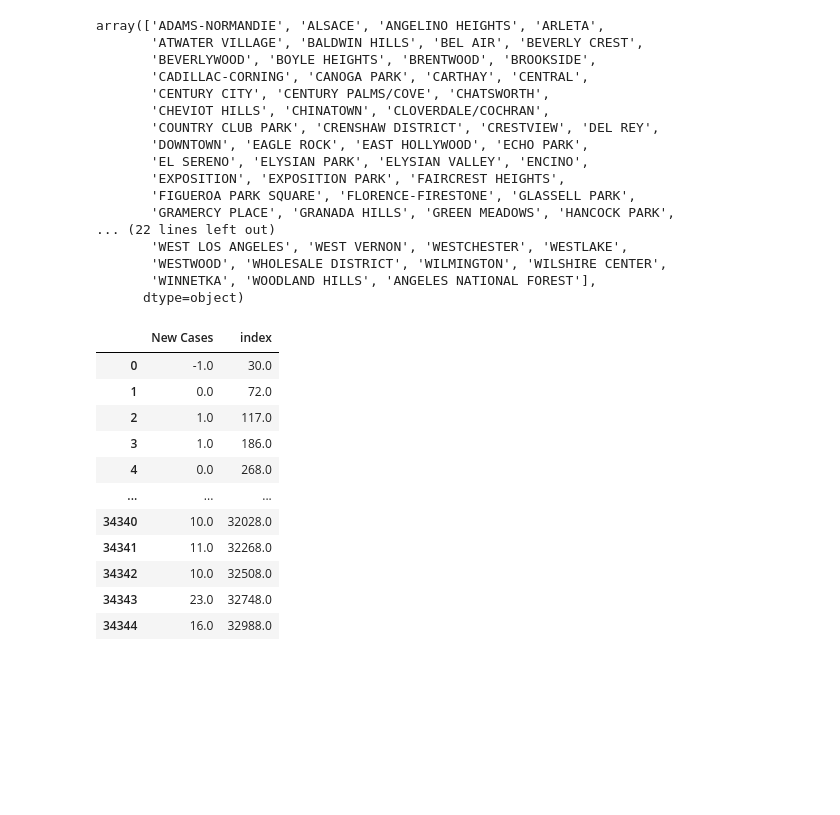
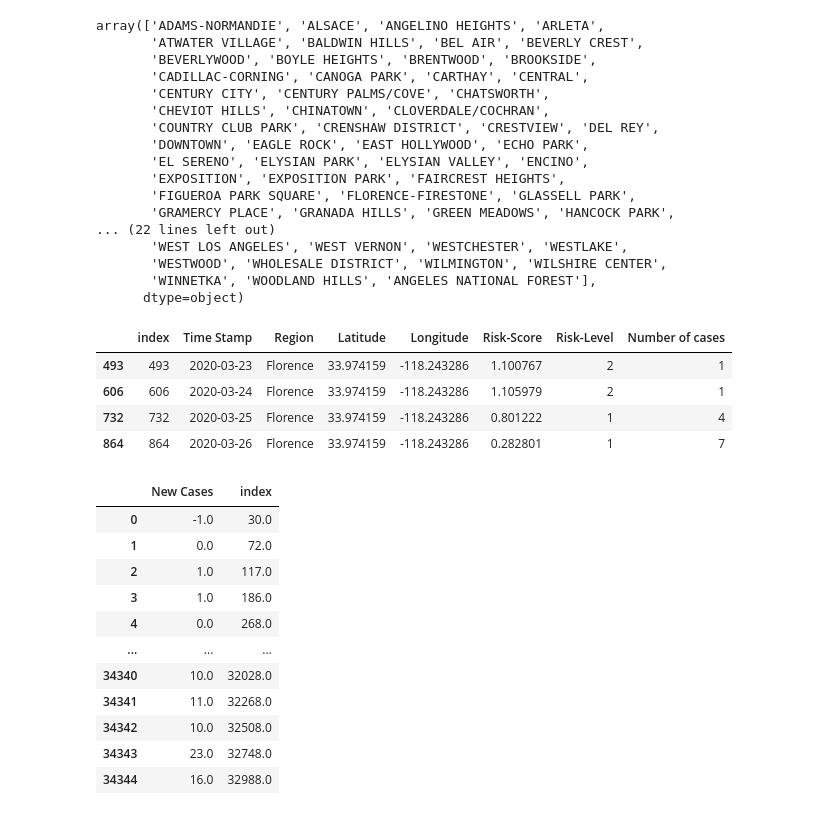
Before and after one commit to kwonkh0424/Covid_19_Challenge, a Jupyter notebook: risk_score_trend/Covid-19 Risk Score Trend.ipynb, the cells around one changed output. Saved outputs shown, nothing was run; the diff lists cells and outputs as text; code cells hidden in the pictures; blank space fills up the shorter version.

```diff
--- a/risk_score_trend/Covid-19 Risk Score Trend.ipynb
+++ b/risk_score_trend/Covid-19 Risk Score Trend.ipynb
@@ -76,6 +76,14 @@ array(['ADAMS-NORMANDIE', 'ALSACE', 'ANGELINO HEIGHTS', 'ARLETA',
        'WESTWOOD', 'WHOLESALE DISTRICT', 'WILMINGTON', 'WILSHIRE CENTER',
        'WINNETKA', 'WOODLAND HILLS', 'ANGELES NATIONAL FOREST'],
       dtype=object)
+# %%
+df[df['Region']=='Florence']
+# %% [output]
+|  | index | Time Stamp | Region | Latitude | Longitude | Risk-Score | Risk-Level | Number of cases |
+| 493 | 493 | 2020-03-23 | Florence | 33.974159 | -118.243286 | 1.100767 | 2 | 1 |
+| 606 | 606 | 2020-03-24 | Florence | 33.974159 | -118.243286 | 1.105979 | 2 | 1 |
+| 732 | 732 | 2020-03-25 | Florence | 33.974159 | -118.243286 | 0.801222 | 1 | 4 |
+| 864 | 864 | 2020-03-26 | Florence | 33.974159 | -118.243286 | 0.282801 | 1 | 7 |
 # %%
 regions = df['Region'].unique()
 df_new=df.copy()
```
